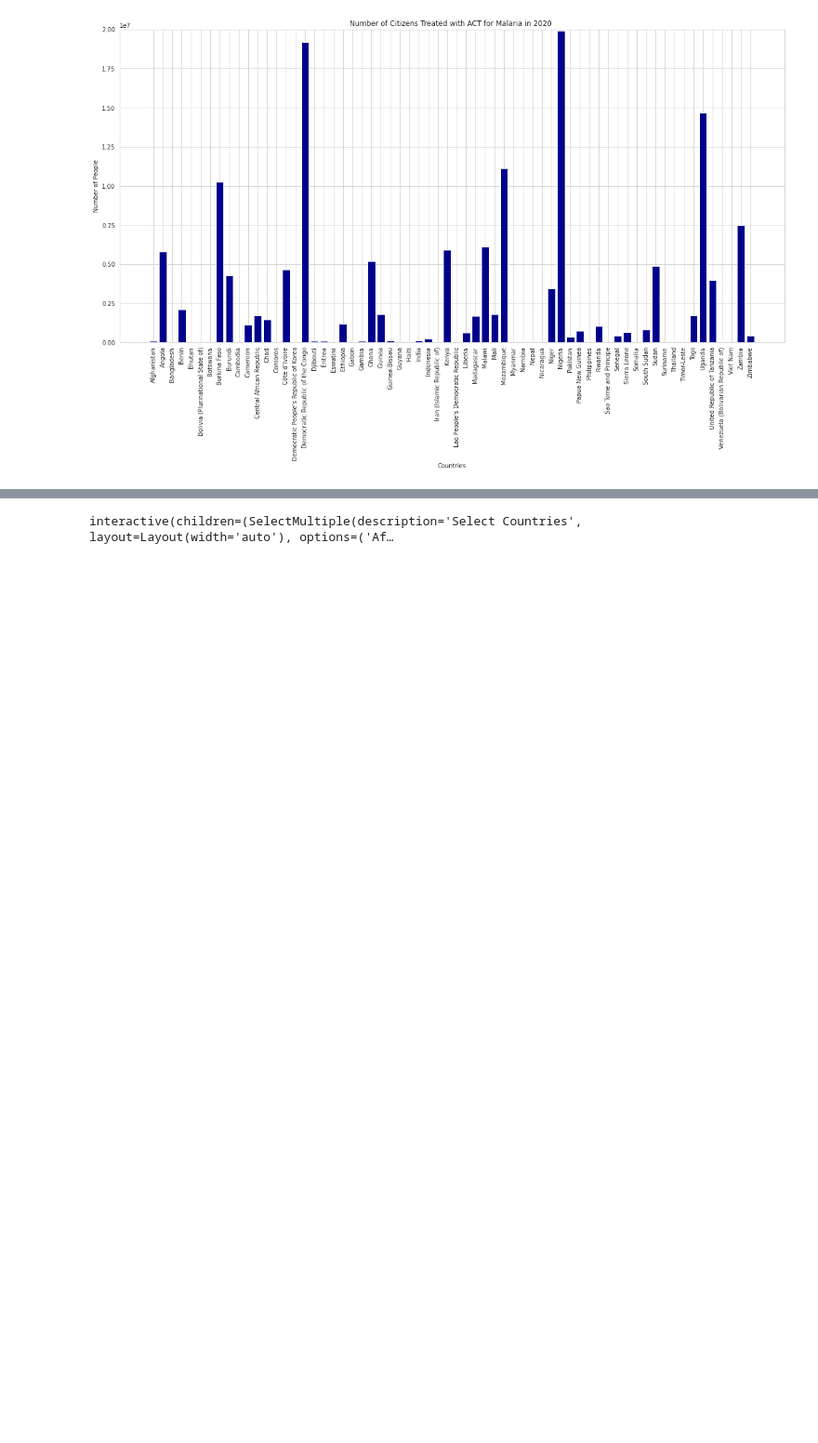
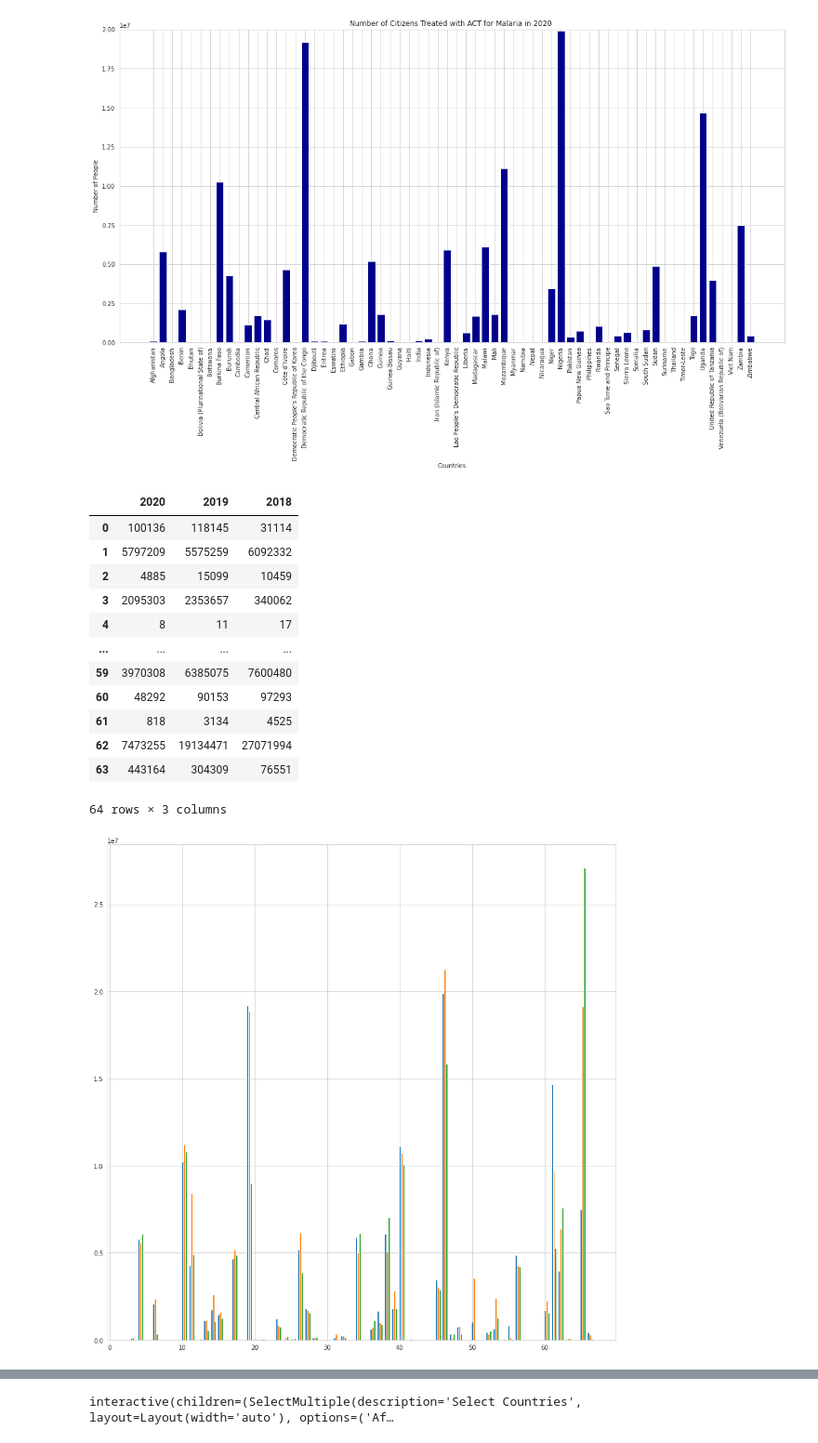
Before and after one commit to lillia7/hcde-410-final, a Jupyter notebook: ProjectProposal.ipynb, the cells around one changed output, grey strips where cells are left out. Shown at 93% size. Drawn from its saved outputs; the diff is of its cells as text; code cells hidden in the pictures; blank space fills up the shorter version.

Commit message:
graph image

```diff
--- a/ProjectProposal.ipynb
+++ b/ProjectProposal.ipynb
@@ -196,3 +196,37 @@ bar_color = 'darkblue'
 create_bar_graph_from_csv(file_path, x_column, y_column, title, xlabel, ylabel)
 # %% [output]
 [figure]
+# %%
+x_values = act["Countries, territories and areas"]
+x_values = list(x_values)
+y_values = []
+
+
+with open(file_path, 'r') as file:
+    reader = csv.DictReader(file)
+    for row in reader:
+        x_values.append(row[x_column])
+y_values = act[["2020","2019","2018"]]
+fig, ax = plt.subplots()
+fig.set_figheight(15)
+fig.set_figwidth(15)
+for attribute, measurement in y_values.items():
+    offset = width * multiplier
+    rects = ax.bar(x + offset, measurement, width, label=attribute)
+    multiplier += 1
+y_values
+# %% [output]
+|  | 2020 | 2019 | 2018 |
+| 0 | 100136 | 118145 | 31114 |
+| 1 | 5797209 | 5575259 | 6092332 |
+| 2 | 4885 | 15099 | 10459 |
+| 3 | 2095303 | 2353657 | 340062 |
+| 4 | 8 | 11 | 17 |
+| ... | ... | ... | ... |
+| 59 | 3970308 | 6385075 | 7600480 |
+| 60 | 48292 | 90153 | 97293 |
+| 61 | 818 | 3134 | 4525 |
+| 62 | 7473255 | 19134471 | 27071994 |
+| 63 | 443164 | 304309 | 76551 |
+64 rows × 3 columns
+[figure, added]
```
Also changed, not shown: parts of 3 cells of this notebook, 1 other file.
